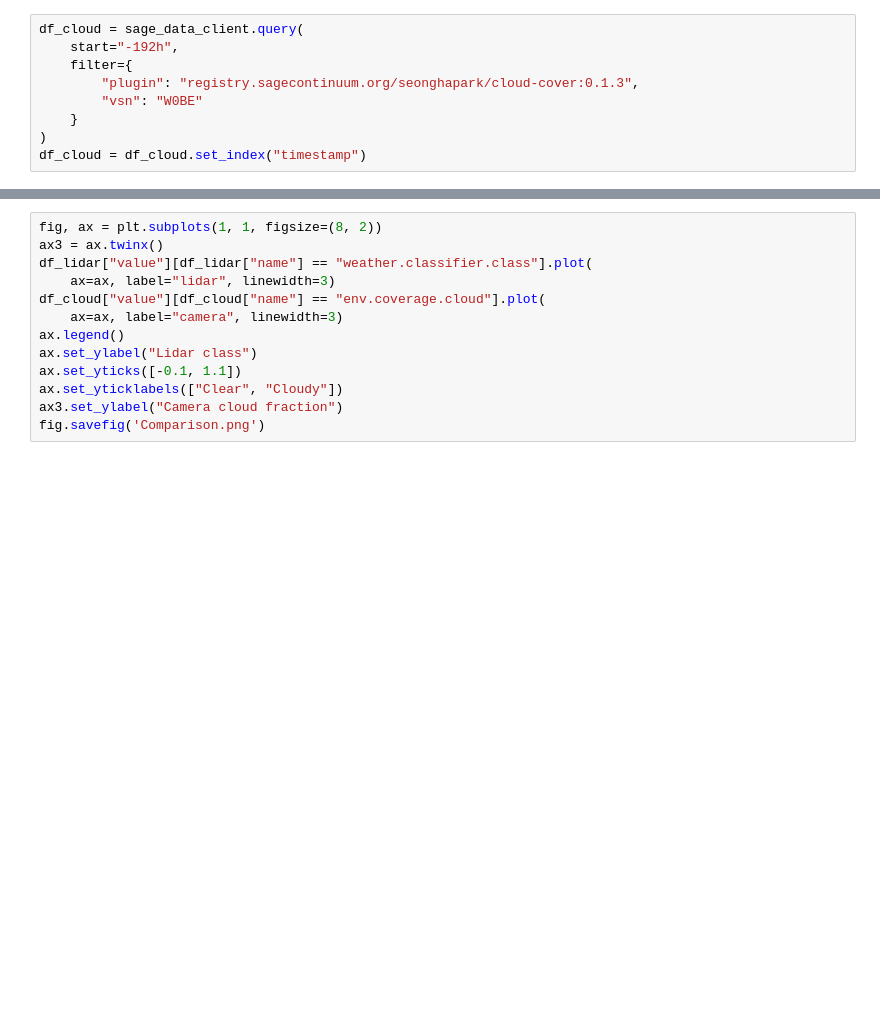
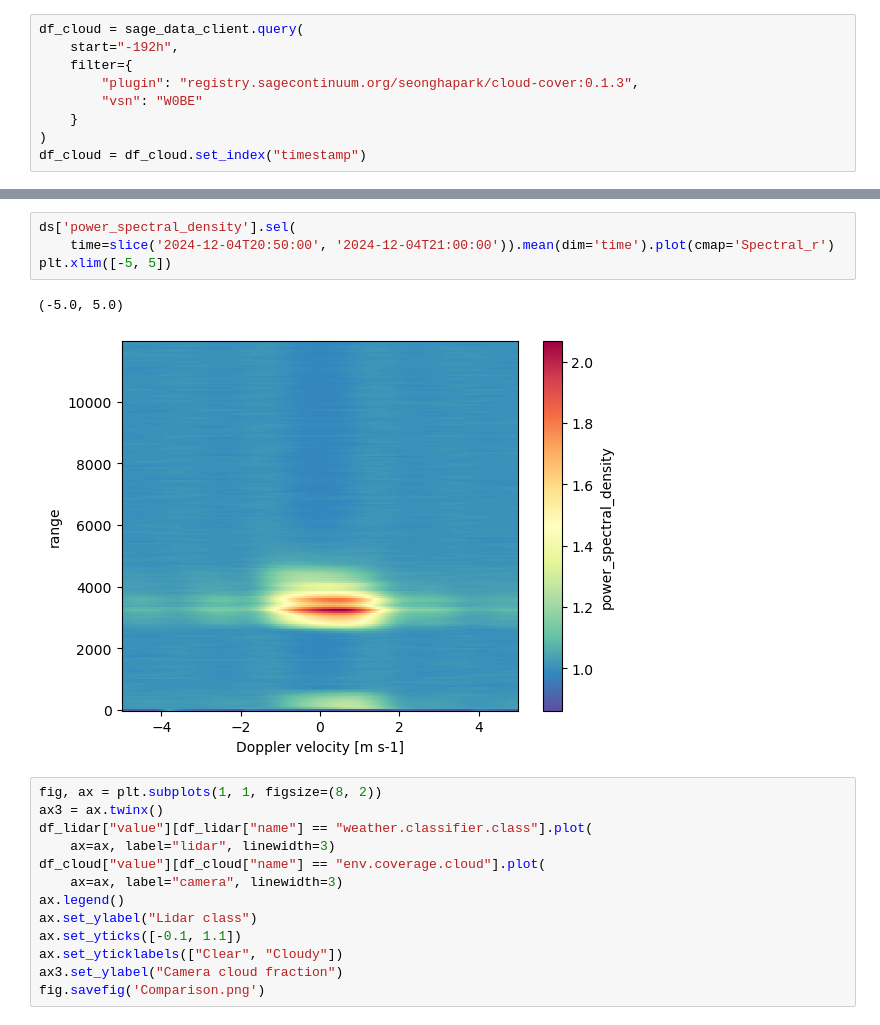
Before and after one commit to rcjackson/wfip3, a Jupyter notebook: notebooks/Untitled.ipynb, the cells around one changed output, grey strips where cells are left out. Saved outputs shown, nothing was run; the diff lists cells and outputs as text; blank space fills up the shorter version.

```diff
--- a/notebooks/Untitled.ipynb
+++ b/notebooks/Untitled.ipynb
@@ -41,3 +105,10 @@ duckdb.query("SELECT value FROM df_lidar WHERE name = 'weather.classifier.class'
+# %%
+ds['power_spectral_density'].sel(
+    time=slice('2024-12-04T20:50:00', '2024-12-04T21:00:00')).mean(dim='time').plot(cmap='Spectral_r')
+plt.xlim([-5, 5])
+# %% [output]
+(-5.0, 5.0)
+[figure, added]
 # %%
 fig, ax = plt.subplots(1, 1, figsize=(8, 2))
 ax3 = ax.twinx()
```
Also changed, not shown: parts of 7 cells of this notebook, 10 other files.
